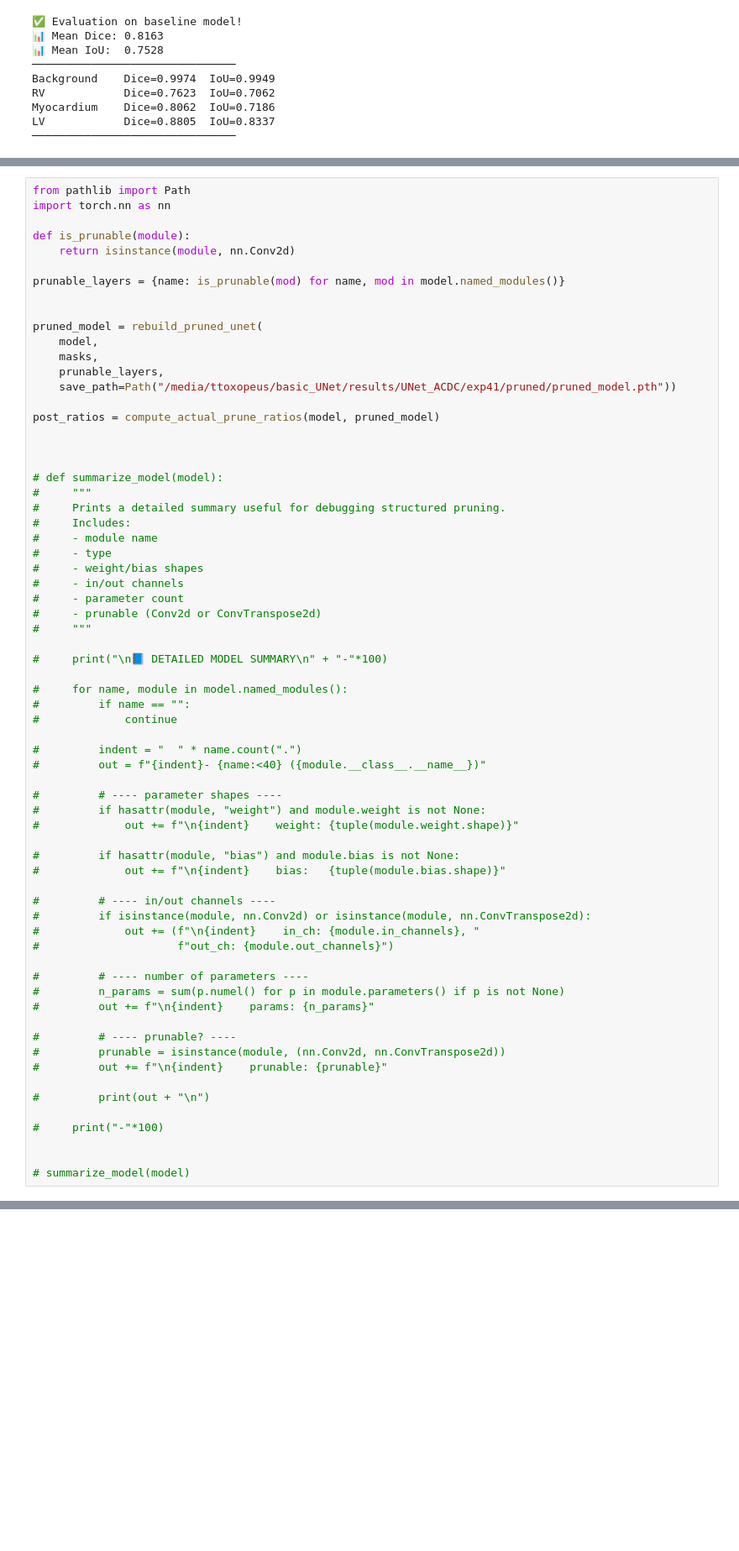
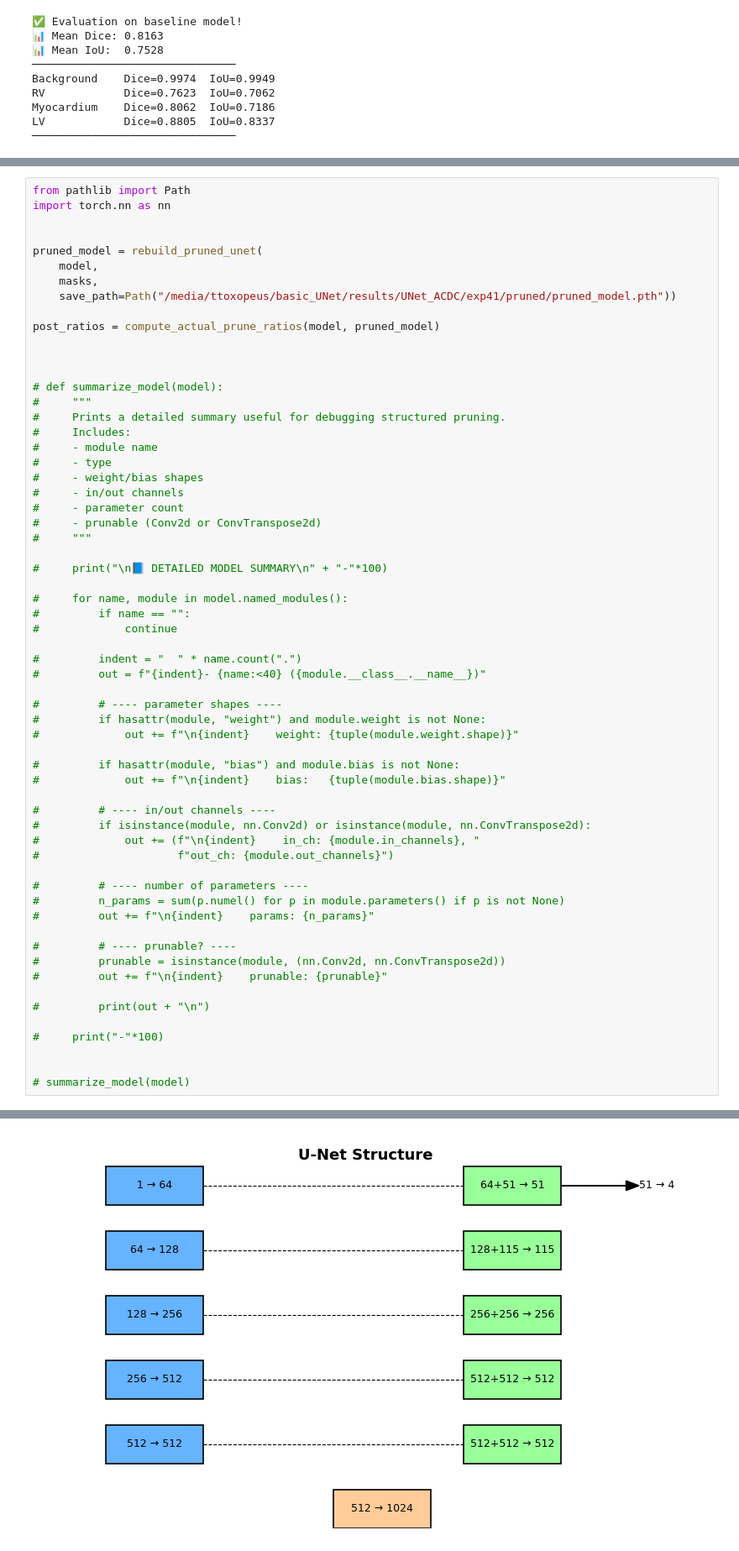
Before and after one commit to TijmenToxopeus/basic_UNet, a Jupyter notebook: src/pruning/pruning_notebook.ipynb, the cells around one changed output, grey strips where cells are left out. Shown at 84% size. Drawn from its saved outputs; the diff is of its cells as text; blank space fills up the shorter version.

```diff
--- a/src/pruning/pruning_notebook.ipynb
+++ b/src/pruning/pruning_notebook.ipynb
@@ -153,17 +153,11 @@ Block decoders.9      | ratio=0.00 → keeping all 64 filters.
 # %%
 from pathlib import Path
 import torch.nn as nn
-
-def is_prunable(module):
-    return isinstance(module, nn.Conv2d)
-
-prunable_layers = {name: is_prunable(mod) for name, mod in model.named_modules()}
 
 
 pruned_model = rebuild_pruned_unet(
     model,
     masks,
-    prunable_layers,
     save_path=Path("/media/ttoxopeus/basic_UNet/results/UNet_ACDC/exp41/pruned/pruned_model.pth"))
 
 post_ratios = compute_actual_prune_ratios(model, pruned_model)
@@ -221,0 +232 @@ TypeError: rebuild_pruned_unet() missing 1 required positional argument: 'prunab
+[figure, added]
```
Also changed, not shown: parts of 6 cells of this notebook, 4 other files.
